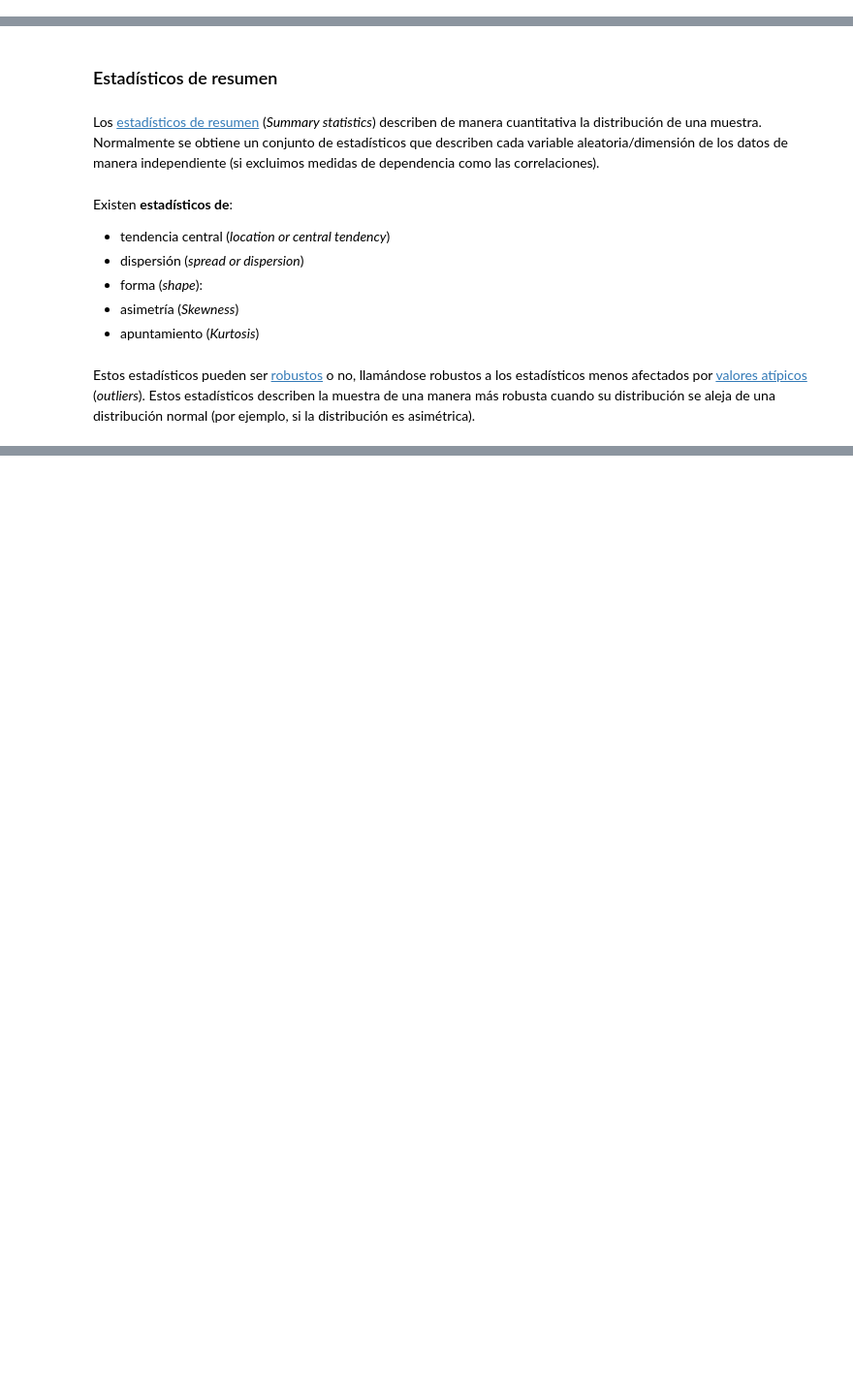
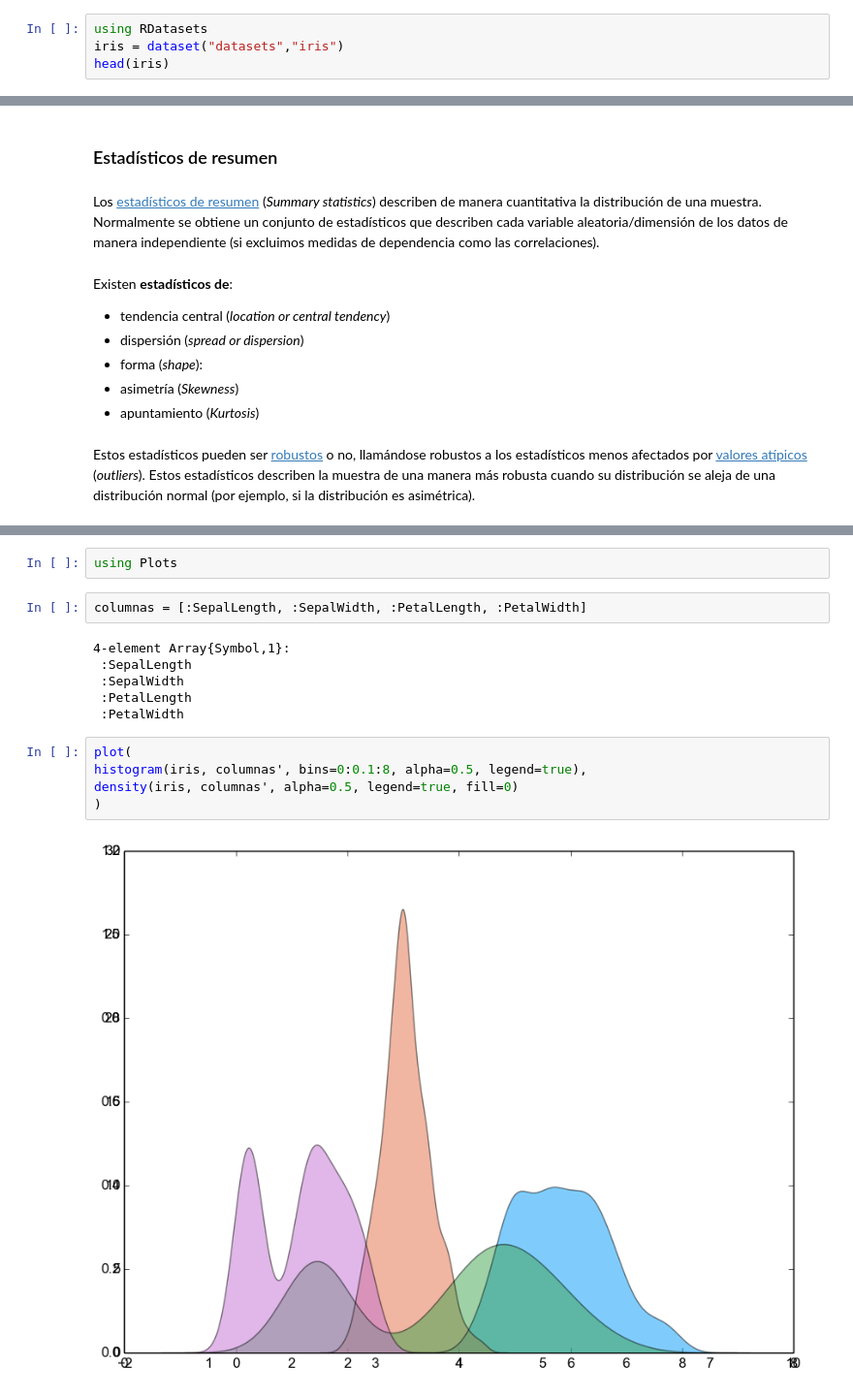
Before and after one commit to diegozea/AnalisisDeDatosCualitativos.jl, a Jupyter notebook: material/I.2.AnalisisDescriptivoDeDatos.ipynb, the cells around one changed output, grey strips where cells are left out. Shown: that part at 97% size. Drawn from its saved outputs; the diff is of its cells as text; blank space fills up the shorter version.

```diff
--- a/material/I.2.AnalisisDescriptivoDeDatos.ipynb
+++ b/material/I.2.AnalisisDescriptivoDeDatos.ipynb
@@ -18,0 +59,4 @@ Se denomina <a href="https://en.wikipedia.org/wiki/Sample_(statistics)">muestra<
+# %%
+using RDatasets
+iris = dataset("datasets","iris")
+head(iris)
@@ -31,0 +266,17 @@ Estos estadísticos pueden ser [robustos](https://en.wikipedia.org/wiki/Robust_s
+# %%
+using Plots
+# %%
+columnas = [:SepalLength, :SepalWidth, :PetalLength, :PetalWidth]
+# %% [output]
+4-element Array{Symbol,1}:
+ :SepalLength
+ :SepalWidth
+ :PetalLength
+ :PetalWidth
+# %%
+plot(
+histogram(iris, columnas', bins=0:0.1:8, alpha=0.5, legend=true),
+density(iris, columnas', alpha=0.5, legend=true, fill=0)
+)
+# %% [output]
+[figure, added]
```
Also changed, not shown: parts of 35 cells of this notebook.
